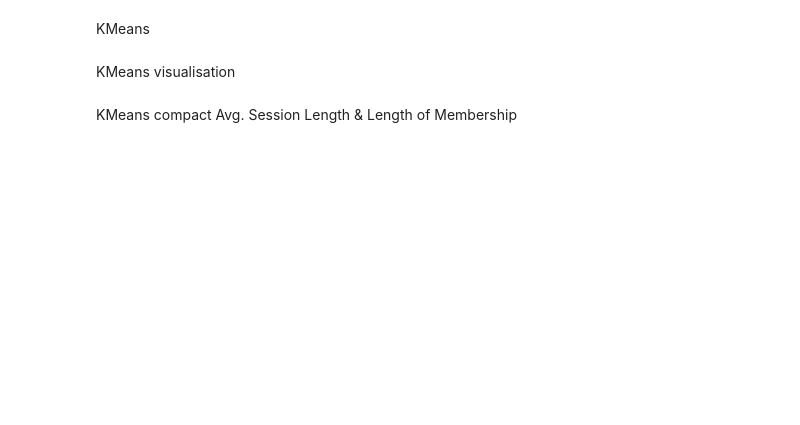
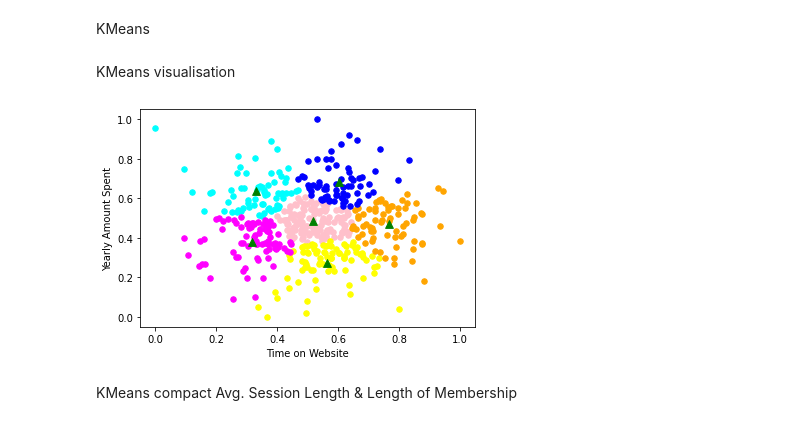
Before and after one commit to JustinSms/Ecommerce_clustering, a Jupyter notebook: KMeans.ipynb, the cells around one changed output. Cells and saved outputs as stored; diff of their text form; code cells hidden in the pictures; blank space fills up the shorter version.

```diff
--- a/KMeans.ipynb
+++ b/KMeans.ipynb
@@ -51,17 +69,19 @@ y_means = km.fit_predict(x)
 # %% [markdown]
 KMeans visualisation
 # %%
-plt.scatter(x[y_means == 0, 0], x[y_means == 0, 1], s = 100, c = 'pink')
-plt.scatter(x[y_means == 1, 0], x[y_means == 1, 1], s = 100, c = "yellow")
-plt.scatter(x[y_means == 2, 0], x[y_means == 2, 1], s = 100, c = 'cyan')
-plt.scatter(x[y_means == 3, 0], x[y_means == 3, 1], s = 100, c = 'magenta')
-plt.scatter(x[y_means == 4, 0], x[y_means == 4, 1], s = 100, c = 'orange')
-plt.scatter(x[y_means == 5, 0], x[y_means == 5, 1], s = 100, c = 'blue')
+plt.scatter(x[y_means == 0, 0], x[y_means == 0, 1], s = 30, c = 'pink')
+plt.scatter(x[y_means == 1, 0], x[y_means == 1, 1], s = 30, c = "yellow")
+plt.scatter(x[y_means == 2, 0], x[y_means == 2, 1], s = 30, c = 'cyan')
+plt.scatter(x[y_means == 3, 0], x[y_means == 3, 1], s = 30, c = 'magenta')
+plt.scatter(x[y_means == 4, 0], x[y_means == 4, 1], s = 30, c = 'orange')
+plt.scatter(x[y_means == 5, 0], x[y_means == 5, 1], s = 30, c = 'blue')
 
-plt.scatter(km.cluster_centers_[:,0], km.cluster_centers_[:, 1], s = 50, c = 'green' , label = 'centeroid')
+plt.scatter(km.cluster_centers_[:,0], km.cluster_centers_[:, 1], s = 60, c = 'green' , label = 'centeroid', marker="^")
 plt.xlabel("Time on Website")
 plt.ylabel("Yearly Amount Spent")
 plt.show()
+# %% [output]
+[figure, added]
 # %% [markdown]
 KMeans compact Avg. Session Length & Length of Membership
 # %%
```
Also changed, not shown: parts of 8 cells of this notebook.
